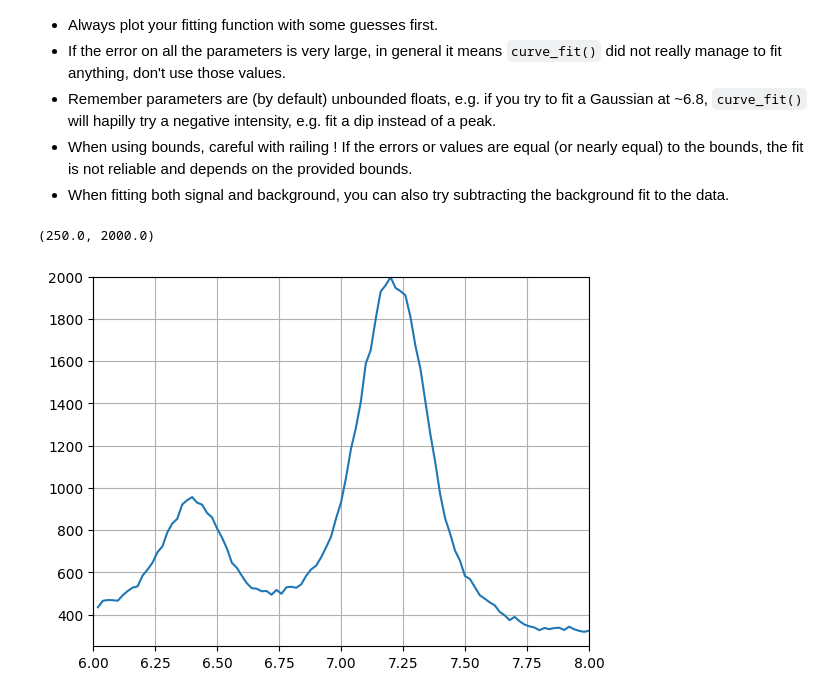
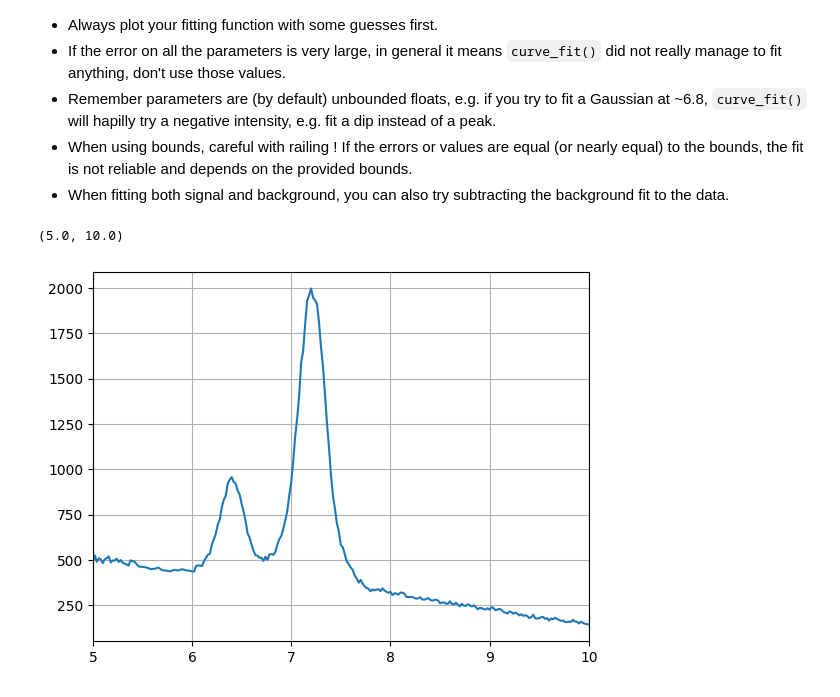
Before and after one commit to PX2145-2025/week-4-b-JonesRhys, a Jupyter notebook: Curvefit.ipynb, the cells around one changed output. Cells and saved outputs as stored; diff of their text form; code cells hidden in the pictures.

```diff
--- a/Curvefit.ipynb
+++ b/Curvefit.ipynb
@@ -282,23 +279,23 @@ Notes:
 # %%
 import numpy as np
 import matplotlib.pyplot as plt
 from scipy.optimize import curve_fit
 loadfile = np.loadtxt("XRD_data_Mo_anode.csv", delimiter=",", skiprows=1)
 angles_full_data = loadfile[:,0]
 counts_full_data = loadfile[:,1]
 #x_data = angles_full_data
 #y_data = counts_full_data
-angles_selected=angles_full_data[(angles_full_data>=6) & (angles_full_data<=8)]
-counts_selected=counts_full_data[(angles_full_data>=6) & (angles_full_data<=8)]
+angles_selected=angles_full_data[(angles_full_data>=5) & (angles_full_data<=10)]
+counts_selected=counts_full_data[(angles_full_data>=5) & (angles_full_data<=10)]
 plt.plot(angles_selected, counts_selected,)
 #plt.xlabel("Angle")
 #plt.ylabel("Counts")
 plt.grid()
-plt.xlim(6,8)
-plt.ylim(250,2000)
+plt.xlim(5,10)
+#plt.ylim(250,2000)
 # %% [output]
-(250.0, 2000.0)
+(5.0, 10.0)
-[figure, old version]
+[figure, new version]
 # %%
 from numpy import pi
 from numpy import sqrt
```
Also changed, not shown: parts of 12 cells of this notebook.
